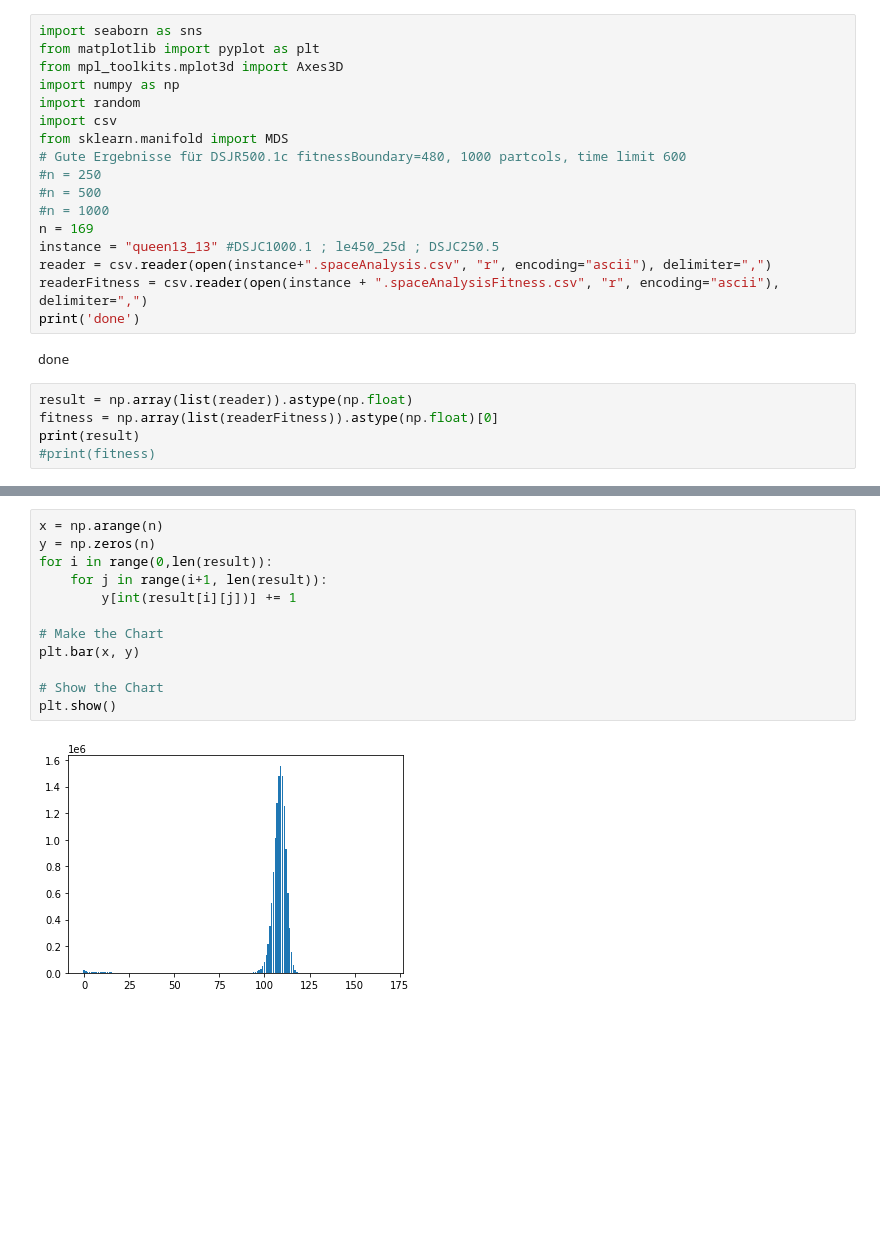
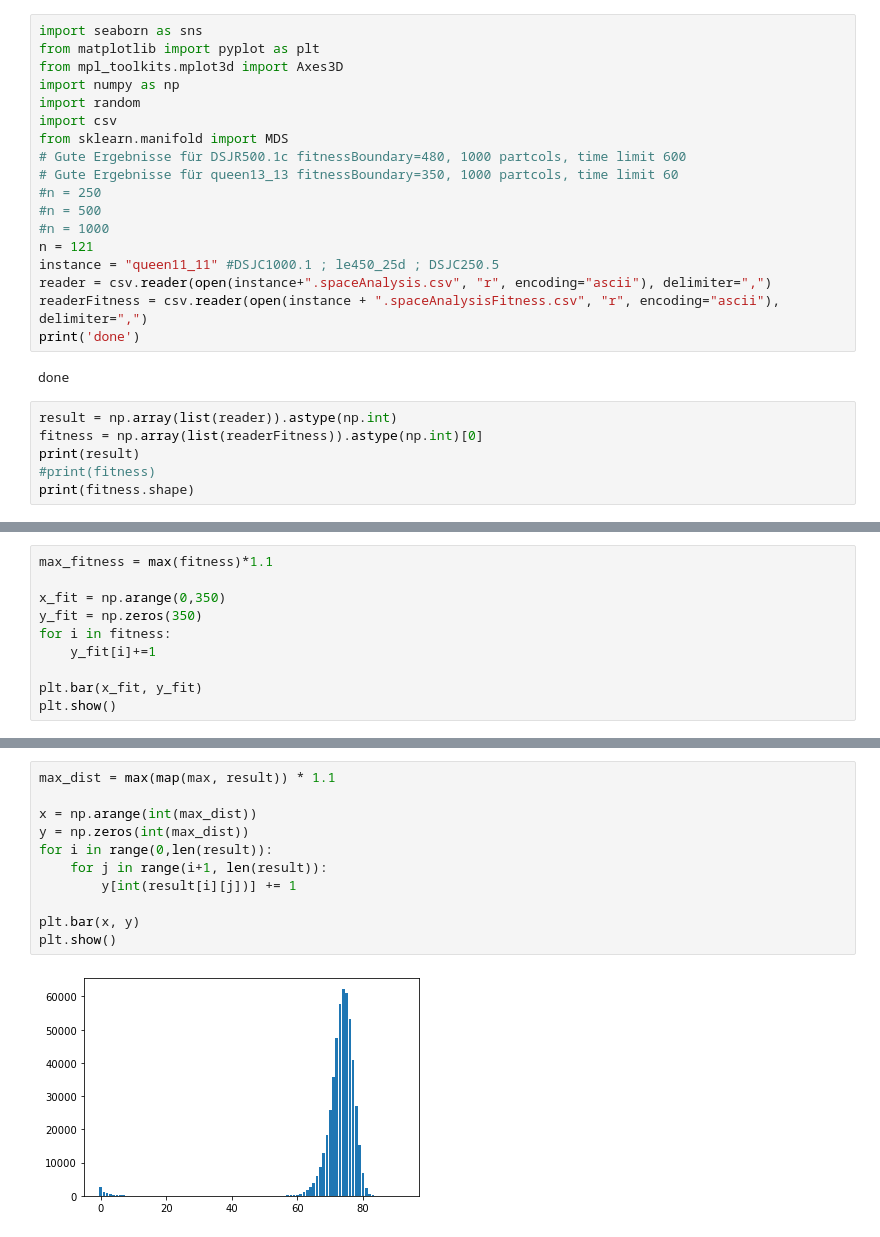
Before and after one commit to FabianBleile/approxcolors, a Jupyter notebook: Space Analysis.ipynb, the cells around one changed output, grey strips where cells are left out. Saved outputs shown, nothing was run; the diff lists cells and outputs as text; blank space fills up the shorter version.

Commit message:
queen analysis

```diff
--- a/Space Analysis.ipynb
+++ b/Space Analysis.ipynb
@@ -7,19 +7,21 @@ import random
 import csv
 from sklearn.manifold import MDS
 # Gute Ergebnisse für DSJR500.1c fitnessBoundary=480, 1000 partcols, time limit 600
+# Gute Ergebnisse für queen13_13 fitnessBoundary=350, 1000 partcols, time limit 60
 #n = 250
 #n = 500
 #n = 1000
-n = 169
-instance = "queen13_13" #DSJC1000.1 ; le450_25d ; DSJC250.5
+n = 121
+instance = "queen11_11" #DSJC1000.1 ; le450_25d ; DSJC250.5
 reader = csv.reader(open(instance+".spaceAnalysis.csv", "r", encoding="ascii"), delimiter=",")
 readerFitness = csv.reader(open(instance + ".spaceAnalysisFitness.csv", "r", encoding="ascii"), delimiter=",")
 print('done')
 # %% [output]
 done
 # %%
-result = np.array(list(reader)).astype(np.float)
-fitness = np.array(list(readerFitness)).astype(np.float)[0]
+result = np.array(list(reader)).astype(np.int)
+fitness = np.array(list(readerFitness)).astype(np.int)[0]
 print(result)
 #print(fitness)
+print(fitness.shape)
 # %% [output]
@@ -32,0 +38,10 @@ print(result)
+# %%
+max_fitness = max(fitness)*1.1
+
+x_fit = np.arange(0,350)
+y_fit = np.zeros(350)
+for i in fitness:
+    y_fit[i]+=1
+
+plt.bar(x_fit, y_fit)
+plt.show()
@@ -33,15 +52,14 @@ print(result)
 # %%
-x = np.arange(n)
-y = np.zeros(n)
+max_dist = max(map(max, result)) * 1.1
+
+x = np.arange(int(max_dist))
+y = np.zeros(int(max_dist))
 for i in range(0,len(result)):
     for j in range(i+1, len(result)):
         y[int(result[i][j])] += 1
 
-# Make the Chart
 plt.bar(x, y)
-
-# Show the Chart
 plt.show()
 # %% [output]
-[figure, old version]
+[figure, new version]
 # %%
```
Also changed, not shown: parts of 8 cells of this notebook, 9 other files.
